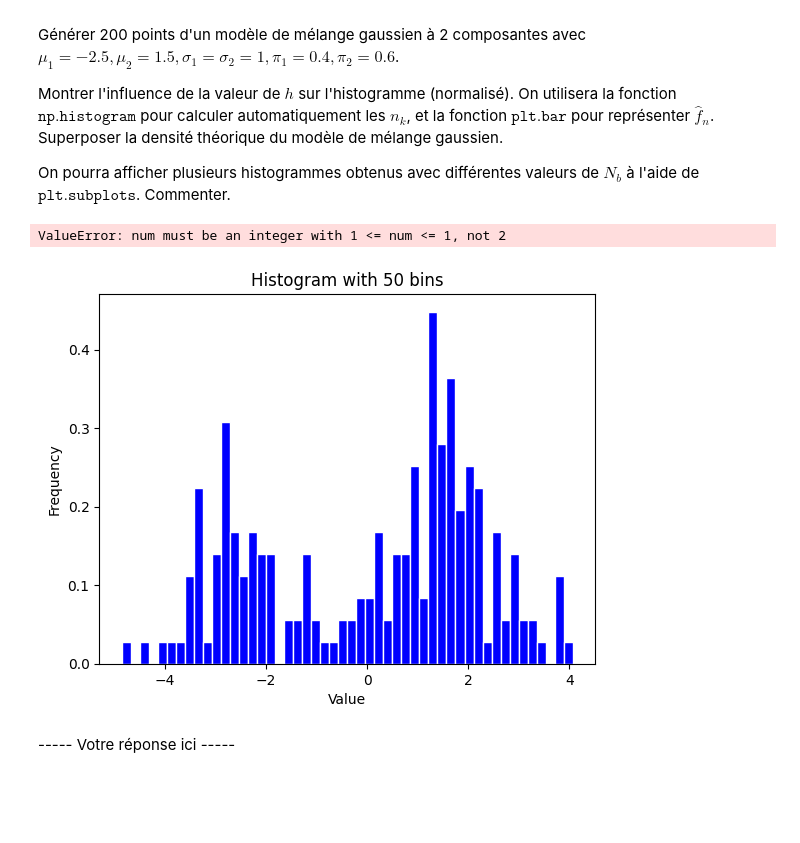
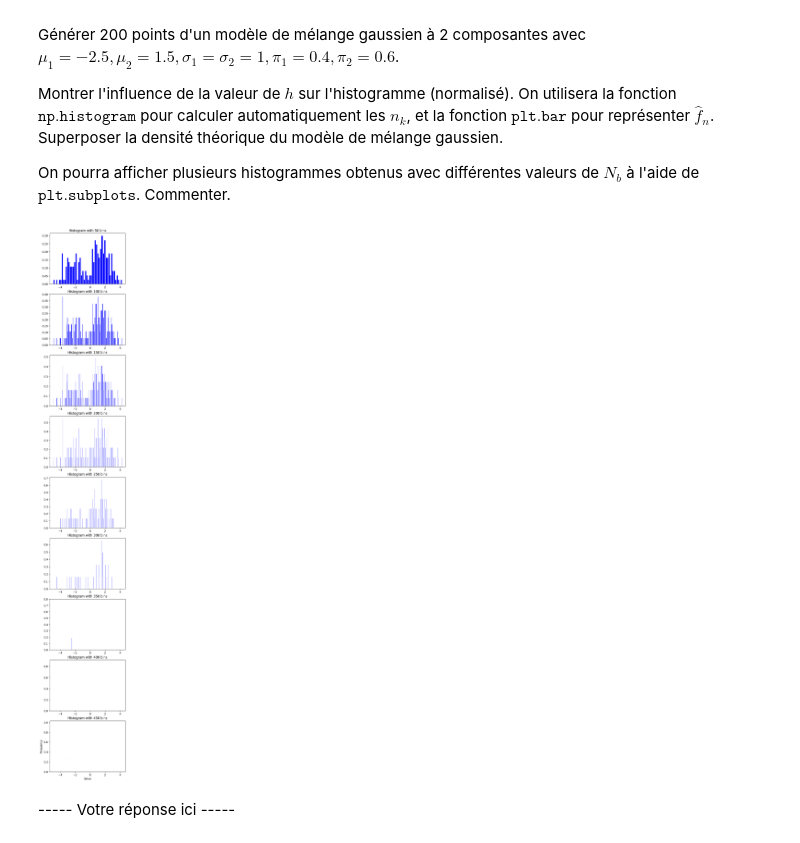
Before and after one commit to Ben1306/introduction_stats_sdia, a Jupyter notebook: tp2_RENOUX_MOREL.ipynb, the cells around one changed output. Cells and saved outputs as stored; diff of their text form; code cells hidden in the pictures; blank space fills up the shorter version.

```diff
--- a/tp2_RENOUX_MOREL.ipynb
+++ b/tp2_RENOUX_MOREL.ipynb
@@ -58,42 +58,45 @@ means = [-2.5, 1.5]
 covs = [1,1]
 
 gaussian_choice = np.array([np.random.choice([0,1], p=pis) for _ in range(N)])
 
 distribution = np.array([
     np.random.normal(means[0],covs[0], N),
     np.random.normal(means[1],covs[1], N)
 ])
 
 probas = np.array(
     [distribution[gaussian_choice[k], k] for k in range(N)]
 )
 
 min, max = np.min(probas), np.max(probas)
 
 Nb = [50, 100, 150, 200, 250, 300, 350, 400, 450]
-axes = plt.subplot(int(len(Nb)/3), 3)
 
-for n in Nb:
+fig, axes = plt.subplots(len(Nb), 1, figsize=(5, len(Nb)*4))
+
+x = np.linspace(min, max, 100)
+
+for i, n in enumerate(Nb):
     h = (max-min)/n
     histogram, bins = np.histogram(probas, n, density=True)
     bin_centers = bins[:-1] + h / 2
 
     # Create a bar chart
-    plt.bar(bin_centers, histogram, width=h, color='b', edgecolor='white')
-    plt.xlabel('Value')
-    plt.ylabel('Frequency')
-    plt.title('Histogram with ' + str(n) + " bins")
+    axes[i].bar(bin_centers, histogram, width=h, color='b', edgecolor='white')
+    axes[i].set_title('Histogram with ' + str(n) + " bins")
+
+    pdf1 =
 
     i += 1
 
-plt.tight_layout()
+plt.xlabel('Value')
+plt.ylabel('Frequency')
 plt.show()
 # # # # # # # # #
 # YOUR CODE HERE #
 # # # # # # # # #
 # %% [output]
-ValueError: num must be an integer with 1 <= num <= 1, not 2
-[figure, old version]
+[figure, new version]
 # %% [markdown]
 
 ----- Votre réponse ici -----
```
